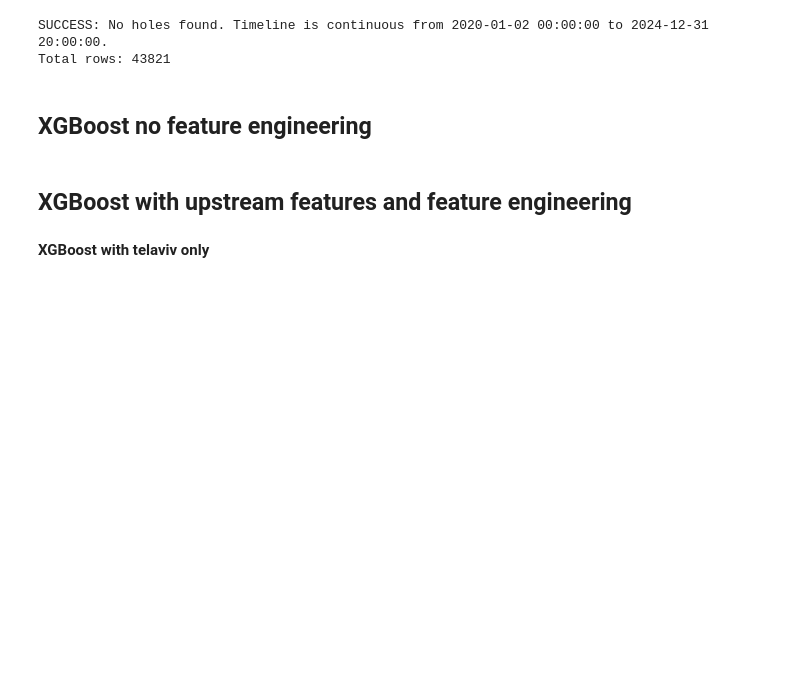
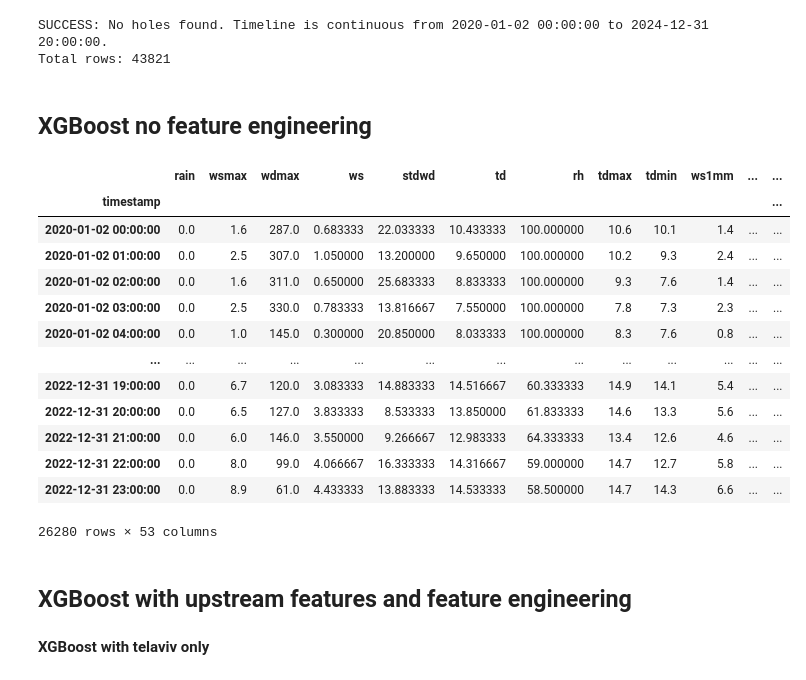
Before and after one commit to jadosh123/SparseData-AI-Precipitation-Forecasting, a Jupyter notebook: src/weather_engine/demo.ipynb, the cells around one changed output. Saved outputs shown, nothing was run; the diff lists cells and outputs as text; code cells hidden in the pictures; blank space fills up the shorter version.

```diff
--- a/src/weather_engine/demo.ipynb
+++ b/src/weather_engine/demo.ipynb
@@ -257,6 +279,33 @@ SUCCESS: No holes found. Timeline is continuous from 2020-01-02 00:00:00 to 2024
 Total rows: 43821
 # %% [markdown]
 ## XGBoost no feature engineering
+# %%
+val_start_date = '2023-01-01'
+test_start_date = '2024-01-01'
+
+X_train, X_val, X_test, y_train, y_val, y_test = temporal_split(
+    df_afula_lags,
+    'target_rain_t+1',
+    val_start_date,
+    test_start_date
+)
+
+X_train
+# %% [output]
+|  | rain | wsmax | wdmax | ws | stdwd | td | rh | tdmax | tdmin | ws1mm | ... | ... |
+| timestamp |  |  |  |  |  |  |  |  |  |  |  | ... |
+| 2020-01-02 00:00:00 | 0.0 | 1.6 | 287.0 | 0.683333 | 22.033333 | 10.433333 | 100.000000 | 10.6 | 10.1 | 1.4 | ... | ... |
+| 2020-01-02 01:00:00 | 0.0 | 2.5 | 307.0 | 1.050000 | 13.200000 | 9.650000 | 100.000000 | 10.2 | 9.3 | 2.4 | ... | ... |
+| 2020-01-02 02:00:00 | 0.0 | 1.6 | 311.0 | 0.650000 | 25.683333 | 8.833333 | 100.000000 | 9.3 | 7.6 | 1.4 | ... | ... |
+| 2020-01-02 03:00:00 | 0.0 | 2.5 | 330.0 | 0.783333 | 13.816667 | 7.550000 | 100.000000 | 7.8 | 7.3 | 2.3 | ... | ... |
+| 2020-01-02 04:00:00 | 0.0 | 1.0 | 145.0 | 0.300000 | 20.850000 | 8.033333 | 100.000000 | 8.3 | 7.6 | 0.8 | ... | ... |
+| ... | ... | ... | ... | ... | ... | ... | ... | ... | ... | ... | ... | ... |
+| 2022-12-31 19:00:00 | 0.0 | 6.7 | 120.0 | 3.083333 | 14.883333 | 14.516667 | 60.333333 | 14.9 | 14.1 | 5.4 | ... | ... |
+| 2022-12-31 20:00:00 | 0.0 | 6.5 | 127.0 | 3.833333 | 8.533333 | 13.850000 | 61.833333 | 14.6 | 13.3 | 5.6 | ... | ... |
+| 2022-12-31 21:00:00 | 0.0 | 6.0 | 146.0 | 3.550000 | 9.266667 | 12.983333 | 64.333333 | 13.4 | 12.6 | 4.6 | ... | ... |
+| 2022-12-31 22:00:00 | 0.0 | 8.0 | 99.0 | 4.066667 | 16.333333 | 14.316667 | 59.000000 | 14.7 | 12.7 | 5.8 | ... | ... |
+| 2022-12-31 23:00:00 | 0.0 | 8.9 | 61.0 | 4.433333 | 13.883333 | 14.533333 | 58.500000 | 14.7 | 14.3 | 6.6 | ... | ... |
+26280 rows × 53 columns
 # %%
 import xgboost as xgb
 import numpy as np
```
Also changed, not shown: parts of 10 cells of this notebook, 2 other files.
